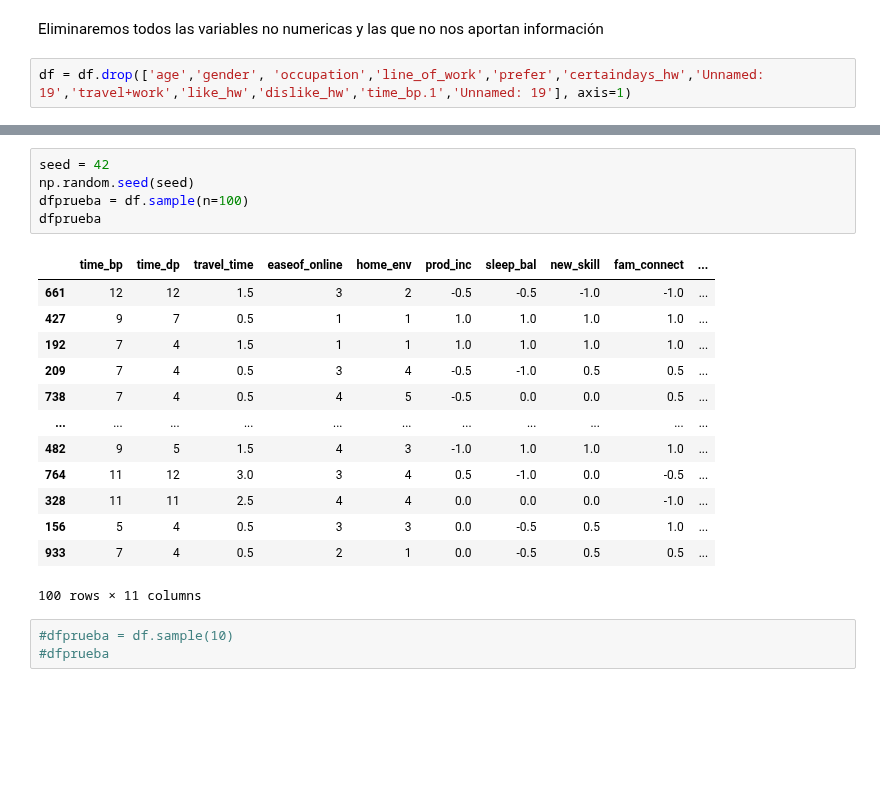
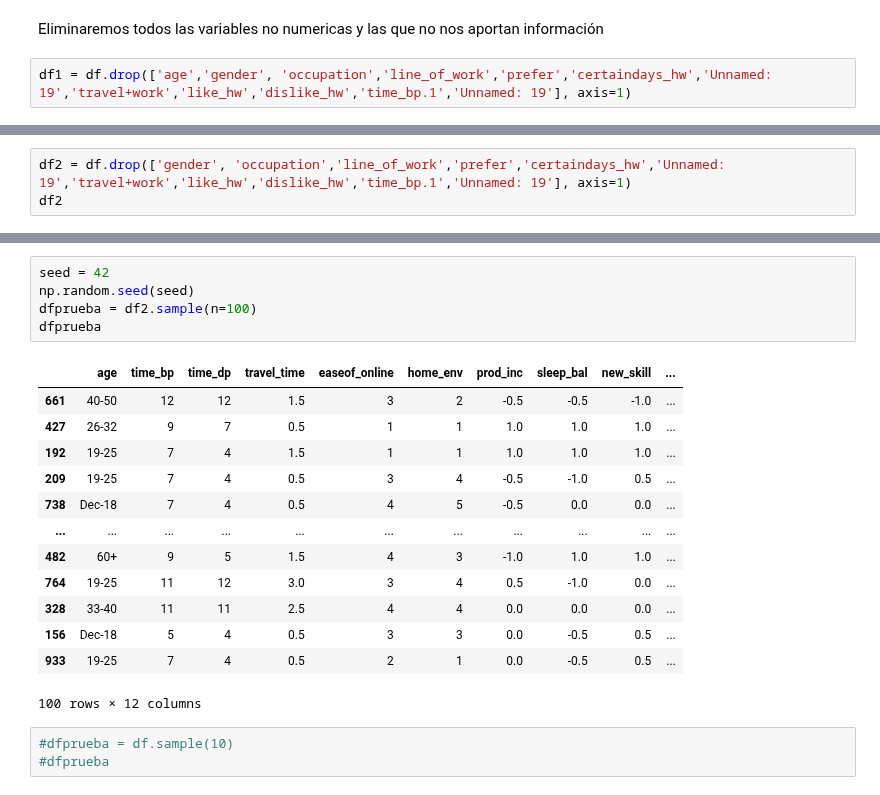
Before and after one commit to Gennifer2001/tesis, a Jupyter notebook: Tésisjeje2_0.ipynb, the cells around one changed output, grey strips where cells are left out. Drawn from its saved outputs; the diff is of its cells as text; blank space fills up the shorter version.

```diff
--- a/Tésisjeje2_0.ipynb
+++ b/Tésisjeje2_0.ipynb
@@ -57,6 +67,6 @@ memory usage: 202.1+ KB
 # %% [markdown]
 Eliminaremos todos las variables no numericas y las que no nos aportan información
 # %%
-df = df.drop(['age','gender', 'occupation','line_of_work','prefer','certaindays_hw','Unnamed: 19','travel+work','like_hw','dislike_hw','time_bp.1','Unnamed: 19'], axis=1)
+df1 = df.drop(['age','gender', 'occupation','line_of_work','prefer','certaindays_hw','Unnamed: 19','travel+work','like_hw','dislike_hw','time_bp.1','Unnamed: 19'], axis=1)
 # %%
 nombres =['time_bp','time_dp','travel_time','easeof_online','home_env','prod_inc','sleep_bal','new_skill','fam_connect','relaxed','self_time']
@@ -75,3 +85,6 @@ df
 | 1173 | 11 | 12 | 1.5 | 2 | 2 | 0.0 | 0.0 | 0.0 | -1.0 | ... |
 | 1174 | 5 | 5 | 0.5 | 2 | 2 | 0.5 | -0.5 | 0.5 | 0.5 | ... |
 1175 rows × 11 columns
+# %%
+df2 = df.drop(['gender', 'occupation','line_of_work','prefer','certaindays_hw','Unnamed: 19','travel+work','like_hw','dislike_hw','time_bp.1','Unnamed: 19'], axis=1)
+df2
@@ -86,22 +113,22 @@ plt.show()
 # %%
 seed = 42
 np.random.seed(seed)
-dfprueba = df.sample(n=100)
+dfprueba = df2.sample(n=100)
 dfprueba
 # %% [output]
-|  | time_bp | time_dp | travel_time | easeof_online | home_env | prod_inc | sleep_bal | new_skill | fam_connect | ... |
-| 661 | 12 | 12 | 1.5 | 3 | 2 | -0.5 | -0.5 | -1.0 | -1.0 | ... |
-| 427 | 9 | 7 | 0.5 | 1 | 1 | 1.0 | 1.0 | 1.0 | 1.0 | ... |
-| 192 | 7 | 4 | 1.5 | 1 | 1 | 1.0 | 1.0 | 1.0 | 1.0 | ... |
-| 209 | 7 | 4 | 0.5 | 3 | 4 | -0.5 | -1.0 | 0.5 | 0.5 | ... |
-| 738 | 7 | 4 | 0.5 | 4 | 5 | -0.5 | 0.0 | 0.0 | 0.5 | ... |
+|  | age | time_bp | time_dp | travel_time | easeof_online | home_env | prod_inc | sleep_bal | new_skill | ... |
+| 661 | 40-50 | 12 | 12 | 1.5 | 3 | 2 | -0.5 | -0.5 | -1.0 | ... |
+| 427 | 26-32 | 9 | 7 | 0.5 | 1 | 1 | 1.0 | 1.0 | 1.0 | ... |
+| 192 | 19-25 | 7 | 4 | 1.5 | 1 | 1 | 1.0 | 1.0 | 1.0 | ... |
+| 209 | 19-25 | 7 | 4 | 0.5 | 3 | 4 | -0.5 | -1.0 | 0.5 | ... |
+| 738 | Dec-18 | 7 | 4 | 0.5 | 4 | 5 | -0.5 | 0.0 | 0.0 | ... |
 | ... | ... | ... | ... | ... | ... | ... | ... | ... | ... | ... |
-| 482 | 9 | 5 | 1.5 | 4 | 3 | -1.0 | 1.0 | 1.0 | 1.0 | ... |
-| 764 | 11 | 12 | 3.0 | 3 | 4 | 0.5 | -1.0 | 0.0 | -0.5 | ... |
-| 328 | 11 | 11 | 2.5 | 4 | 4 | 0.0 | 0.0 | 0.0 | -1.0 | ... |
-| 156 | 5 | 4 | 0.5 | 3 | 3 | 0.0 | -0.5 | 0.5 | 1.0 | ... |
-| 933 | 7 | 4 | 0.5 | 2 | 1 | 0.0 | -0.5 | 0.5 | 0.5 | ... |
+| 482 | 60+ | 9 | 5 | 1.5 | 4 | 3 | -1.0 | 1.0 | 1.0 | ... |
+| 764 | 19-25 | 11 | 12 | 3.0 | 3 | 4 | 0.5 | -1.0 | 0.0 | ... |
+| 328 | 33-40 | 11 | 11 | 2.5 | 4 | 4 | 0.0 | 0.0 | 0.0 | ... |
+| 156 | Dec-18 | 5 | 4 | 0.5 | 3 | 3 | 0.0 | -0.5 | 0.5 | ... |
+| 933 | 19-25 | 7 | 4 | 0.5 | 2 | 1 | 0.0 | -0.5 | 0.5 | ... |
-100 rows × 11 columns
+100 rows × 12 columns
 # %%
 #dfprueba = df.sample(10)
 #dfprueba
```
Also changed, not shown: parts of 13 cells of this notebook.
